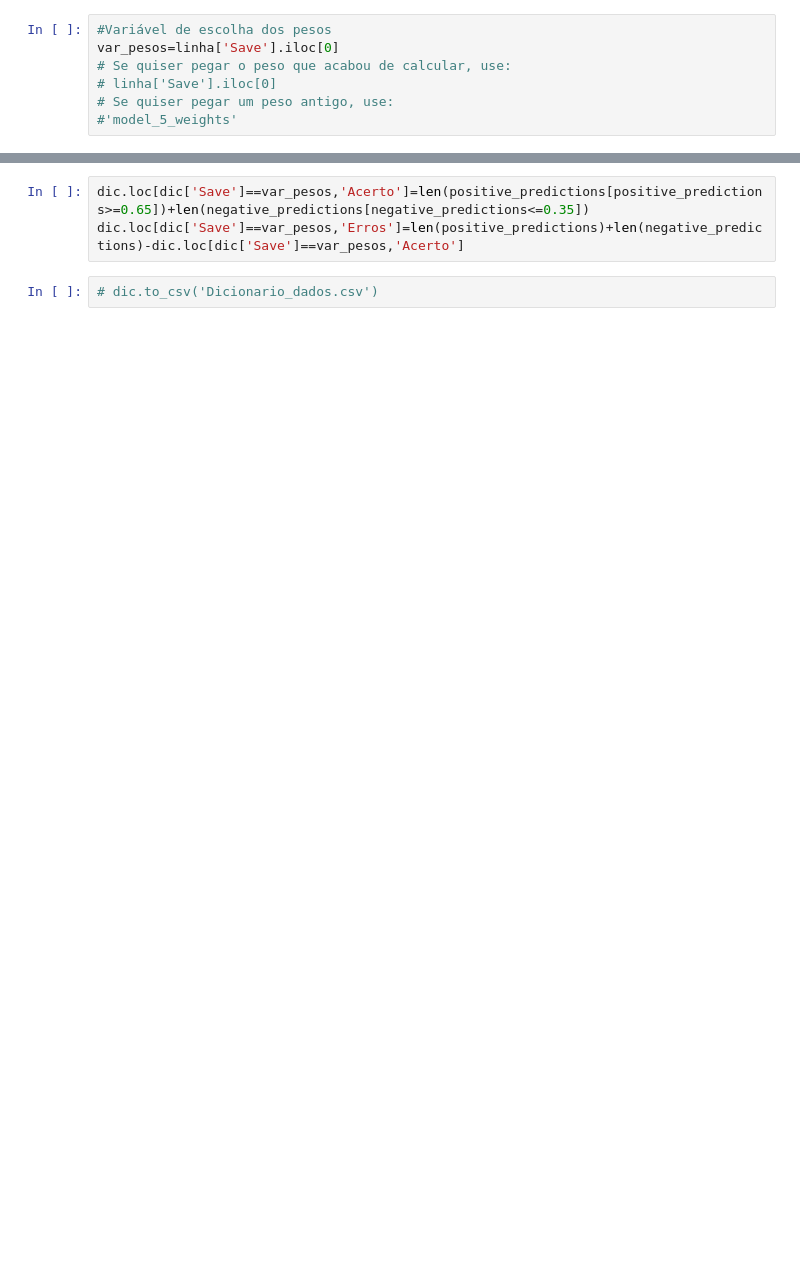
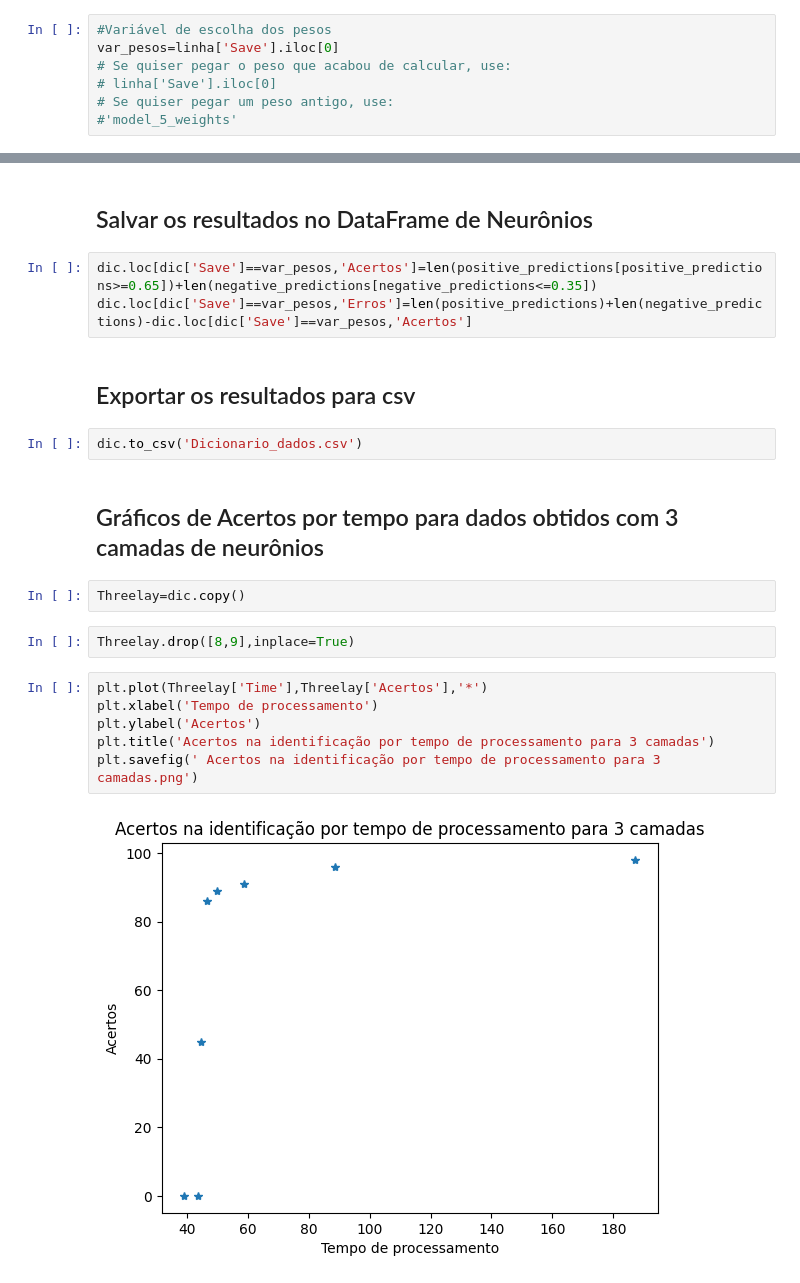
Before and after one commit to felipe-mello-dos-reis/EDI37, a Jupyter notebook: fratura-concreto.ipynb, the cells around one changed output, grey strips where cells are left out. Cells and saved outputs as stored; diff of their text form; blank space fills up the shorter version.

Commit message:
Codigo comentado e com analise de 3 camadas

```diff
--- a/fratura-concreto.ipynb
+++ b/fratura-concreto.ipynb
@@ -301,5 +325,23 @@ plt.show()
+# %% [markdown]
+## Salvar os resultados no DataFrame de Neurônios
 # %%
-dic.loc[dic['Save']==var_pesos,'Acerto']=len(positive_predictions[positive_predictions>=0.65])+len(negative_predictions[negative_predictions<=0.35])
-dic.loc[dic['Save']==var_pesos,'Erros']=len(positive_predictions)+len(negative_predictions)-dic.loc[dic['Save']==var_pesos,'Acerto']
+dic.loc[dic['Save']==var_pesos,'Acertos']=len(positive_predictions[positive_predictions>=0.65])+len(negative_predictions[negative_predictions<=0.35])
+dic.loc[dic['Save']==var_pesos,'Erros']=len(positive_predictions)+len(negative_predictions)-dic.loc[dic['Save']==var_pesos,'Acertos']
+# %% [markdown]
+## Exportar os resultados para csv
 # %%
-# dic.to_csv('Dicionario_dados.csv')
+dic.to_csv('Dicionario_dados.csv')
+# %% [markdown]
+## Gráficos de Acertos por tempo para dados obtidos com 3 camadas de neurônios
+# %%
+Threelay=dic.copy()
+# %%
+Threelay.drop([8,9],inplace=True)
+# %%
+plt.plot(Threelay['Time'],Threelay['Acertos'],'*')
+plt.xlabel('Tempo de processamento')
+plt.ylabel('Acertos')
+plt.title('Acertos na identificação por tempo de processamento para 3 camadas')
+plt.savefig(' Acertos na identificação por tempo de processamento para 3 camadas.png')
+# %% [output]
+[figure, added]
```
Also changed, not shown: parts of 26 cells of this notebook, 12 other files.
